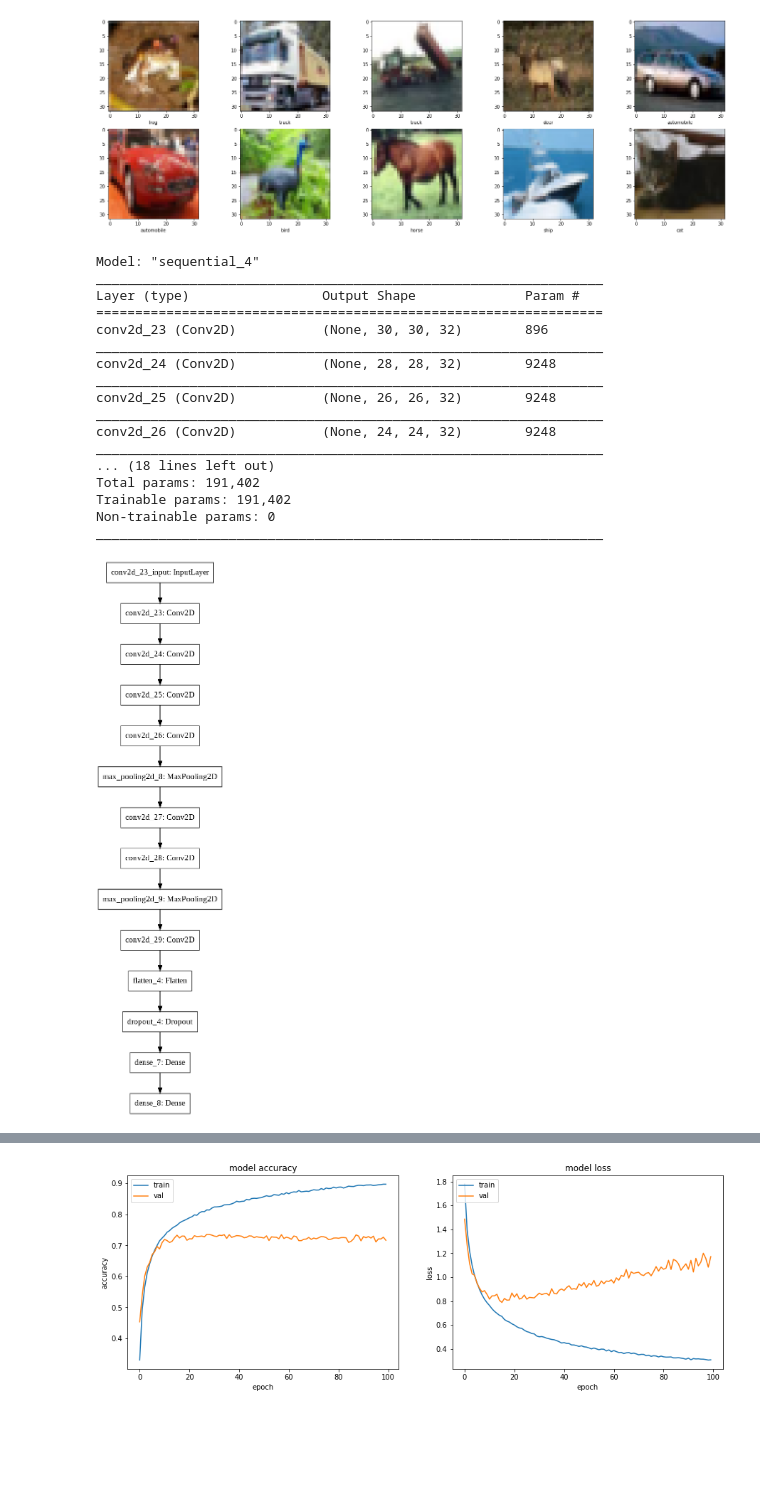
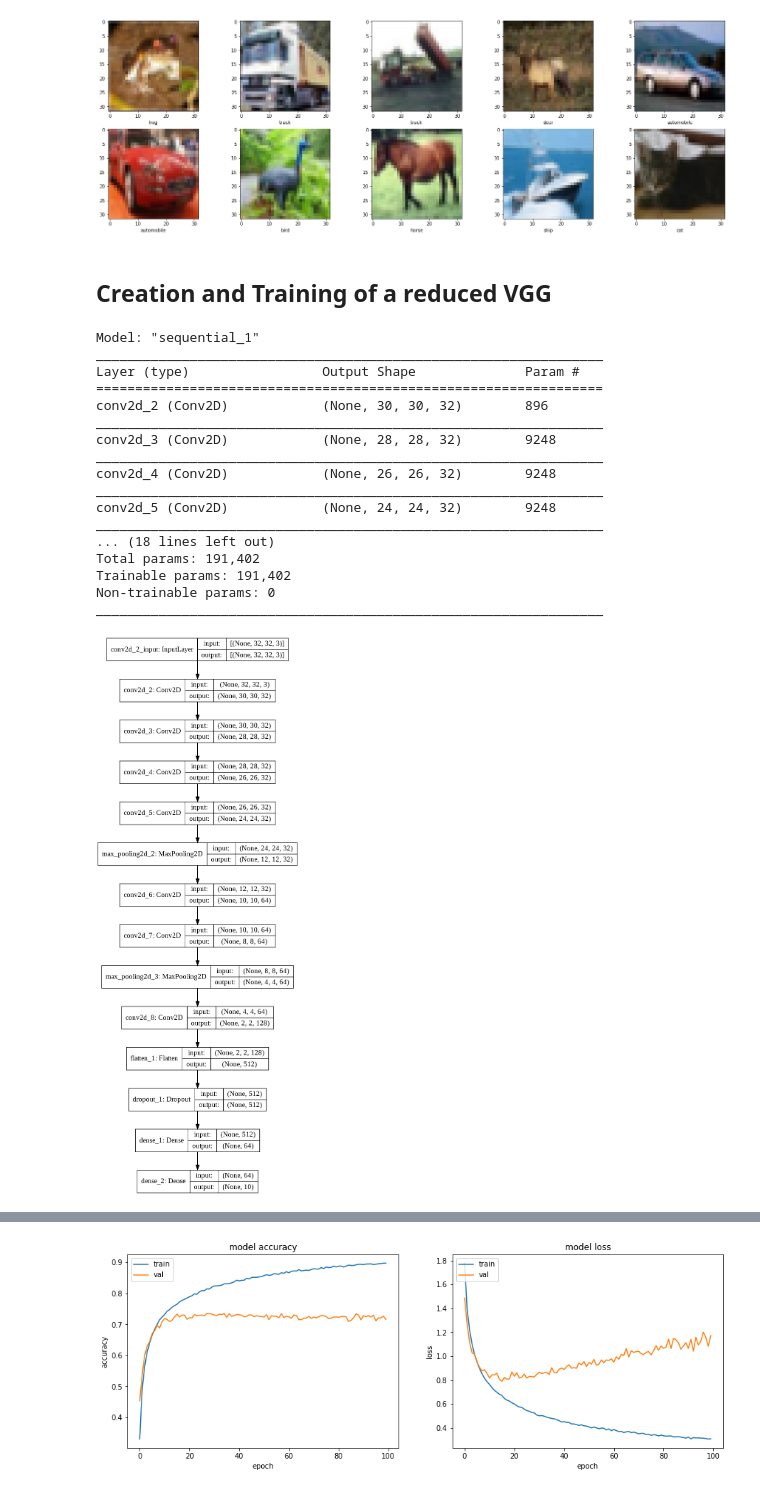
Before and after one commit to BDouchet/SDATA, a Jupyter notebook: NeuralNetworks.ipynb, the cells around one changed output, grey strips where cells are left out. Cells and saved outputs as stored; diff of their text form; code cells hidden in the pictures; blank space fills up the shorter version.

```diff
--- a/NeuralNetworks.ipynb
+++ b/NeuralNetworks.ipynb
@@ -123,41 +155,43 @@ x_train = x_train.astype("float32") / 255
 x_test = x_test.astype("float32") / 255
 y_train = tf.keras.utils.to_categorical(y_train, 10)
 y_test = tf.keras.utils.to_categorical(y_test, 10)
+# %% [markdown]
+## Creation and Training of a reduced VGG
 # %%
 model=models.Sequential()
 model.add(layers.Conv2D(32,3,activation='relu',input_shape=(32,32,3)))
 for _ in range(3):
     model.add(layers.Conv2D(32,3,activation='relu'))
 model.add(layers.MaxPool2D())
 model.add(layers.Conv2D(64,3,activation='relu'))
 model.add(layers.Conv2D(64,3,activation='relu'))
 model.add(layers.MaxPool2D())
 model.add(layers.Conv2D(128,3,activation='relu'))
 model.add(layers.Flatten())
 model.add(layers.Dropout(0.5))
 model.add(layers.Dense(64,activation='relu'))
 model.add(layers.Dense(10,activation='softmax'))
 model.summary()
-tf.keras.utils.plot_model(model)
+tf.keras.utils.plot_model(model,show_shapes=True)
 # %% [output]
-Model: "sequential_4"
+Model: "sequential_1"
 _________________________________________________________________
 Layer (type)                 Output Shape              Param #
 =================================================================
-conv2d_23 (Conv2D)           (None, 30, 30, 32)        896
+conv2d_2 (Conv2D)            (None, 30, 30, 32)        896
 _________________________________________________________________
-conv2d_24 (Conv2D)           (None, 28, 28, 32)        9248
+conv2d_3 (Conv2D)            (None, 28, 28, 32)        9248
 _________________________________________________________________
-conv2d_25 (Conv2D)           (None, 26, 26, 32)        9248
+conv2d_4 (Conv2D)            (None, 26, 26, 32)        9248
 _________________________________________________________________
-conv2d_26 (Conv2D)           (None, 24, 24, 32)        9248
+conv2d_5 (Conv2D)            (None, 24, 24, 32)        9248
 _________________________________________________________________
 ... (18 lines left out)
 Total params: 191,402
 Trainable params: 191,402
 Non-trainable params: 0
 _________________________________________________________________
-[figure, old version]
+[figure, new version]
 # %%
 model.compile(loss='categorical_crossentropy',optimizer='adam',metrics=['acc'])
 history=model.fit(x_train,y_train,epochs=100,batch_size=32,validation_data=(x_test,y_test),verbose=2)
```
Also changed, not shown: parts of 24 cells of this notebook.
